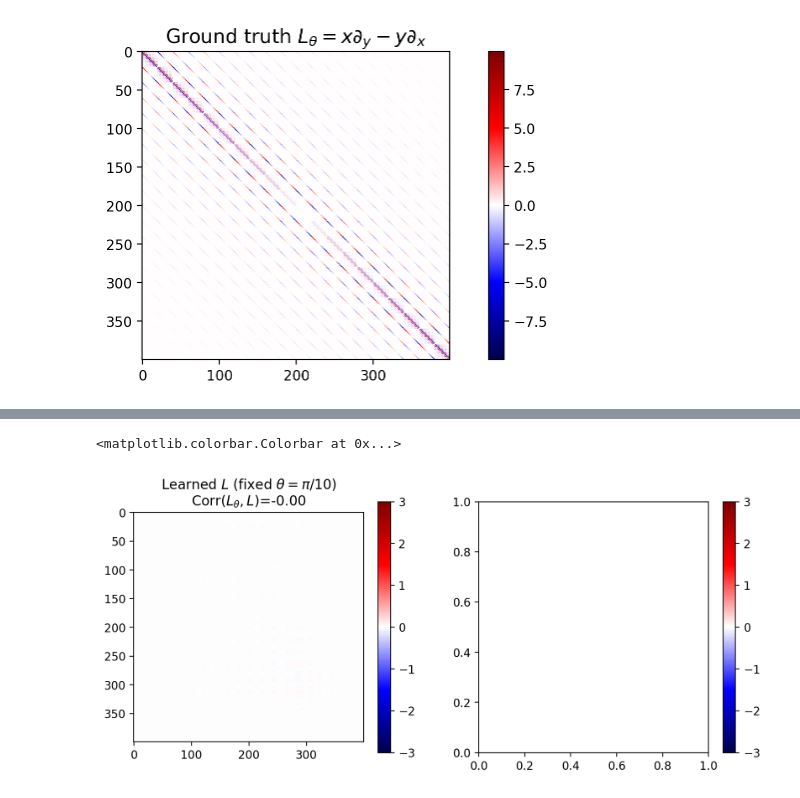
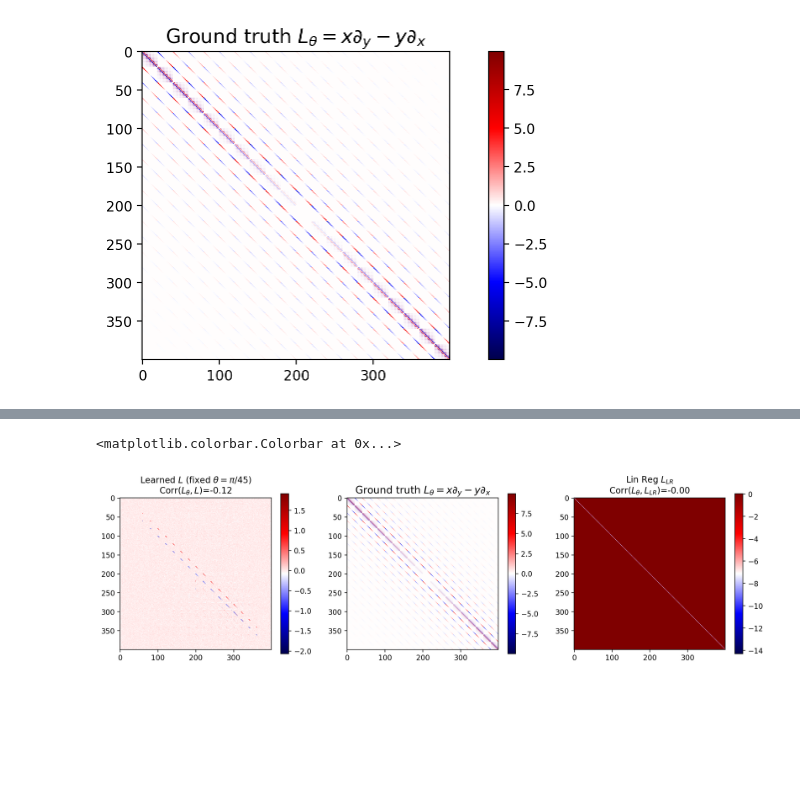
Before and after one commit to alizma/symmetry_learning, a Jupyter notebook: ode_rotation_discover.ipynb, the cells around one changed output, grey strips where cells are left out. Saved outputs shown, nothing was run; the diff lists cells and outputs as text; code cells hidden in the pictures; blank space fills up the shorter version.

```diff
--- a/ode_rotation_discover.ipynb
+++ b/ode_rotation_discover.ipynb
@@ -27,12 +27,13 @@ class FixedRot(datasets.VisionDataset):
         if fp is not None:
             npz = fp
             resx = np.linspace(-2., 1., 20)
-            self.data = np.zeros([10, 1, DIM, DIM])
-            for i in range(0, 10):
+            self.data = np.zeros([N, 1, DIM, DIM])
+            for i in range(0, N):
                 #print(type(npz[i]), npz[i])
                 resy = (np.rint(npz[i]*9)).astype(int) // 2
                 resy = -resy + 9
                 for xi in range(0, DIM):
+                    #print(xi, resy.shape)
                     self.data[i][0][resy[xi]][xi] = 1.
 
         self.data = torch.Tensor(self.data)
@@ -364,14 +384,13 @@ test_loader = torch.utils.data.DataLoader(dataset2, **test_kwargs)
 # %%
 s = dataset1[0][0].shape
 d = prod(s)
-lc = Lconv_core(d=d,num_L=1, cin=1, cout=1)
+lc = Lconv_core(d=d,num_L=2, cin=1, cout=1)
 model = nn.Sequential(
     nn.Flatten(2),
     lc,
     Reshape(s)
 ).to(device)
-
-optimizer = optim.Adam(model.parameters(),lr = 1e-2)
+optimizer = optim.Adam(model.parameters(),lr = 5e-3)
 # %%
 t = trainer(model, device, optimizer, train_loader=train_loader, test_loader=test_loader,
             #dataset_class=AugRotMNIST__0, #dataset,
@@ -417,10 +430,6 @@ tensor([[[-0.3254]]], device='cuda:0', requires_grad=True)
 # %%
 coscorr = lambda x,y: trace(x.T@y)/norm(x)/norm(y)
 # %%
-r=0 # r = 1e-2*torch.randn(*dataset1.data.shape)
-X,Y = (dataset1.data-127.5)/255+r, (dataset1.data_rot-127.5)/255 +r
-X,Y = X.view(X.shape[0], -1), Y.view(Y.shape[0], -1)
-
-n = 20000
-R0 = torch.inverse(X[:n].t()@X[:n]) @ (X[:n].t()@Y[:n])
-L_linreg = (R0.numpy() - eye(R0.shape[0]))/ang
+n = 8500
+R0 = torch.linalg.pinv(X[:n].t()@X[:n]) @ (X[:n].t()@Y[:n])
+L_linreg = (R0.numpy() - np.eye(R0.shape[0]))/ang
@@ -429,21 +443,40 @@ _LinAlgError: linalg.inv: The diagonal element 9 is zero, the inversion could no
 # %%
-m = 3
+yLx = diag(y) @ Lx
+xLy = diag(x) @ Ly
 
-figure(figsize=(10,4))
-subplot(121)
+L_rot = xLy - yLx
+
+m = L_rot.max()
+
+L_small = (lc.L*lc.Wi).detach().cpu().numpy()[0] / ang
+lc.Wi
+
+figure(figsize=(16,4))
+subplot(131)
 title(r'Learned $L$ (fixed $\theta=\pi/%d$)'%(ang_n)+\
       '\n'+r'Corr($L_\theta,L$)=%.2f'% coscorr(L_rot, L_small))
-imshow(L_small, cmap='seismic', vmin = -m, vmax = m)
+imshow(L_small, cmap='seismic')
 colorbar()
 
-subplot(122)
-#title('Lin Reg $L_{LR}$'+\
-#      '\n'+r'Corr($L_\theta,L_{LR}$)=%.2f'% coscorr(L_rot, L_linreg.T))
-#imshow(L_linreg.T, cmap='seismic', vmin = -m, vmax = m)
+subplot(132)
+
+yLx = diag(y) @ Lx
+xLy = diag(x) @ Ly
+
+L_rot = xLy - yLx
+imshow(L_rot,cmap = 'seismic')# , vmin=-m, vmax=m
+colorbar()
+title(r'Ground truth $L_\theta=x\partial_y-y\partial_x$', size = 14);
+
+subplot(133)
+
+title('Lin Reg $L_{LR}$'+\
+      '\n'+r'Corr($L_\theta,L_{LR}$)=%.2f'% coscorr(L_rot, L_linreg.T))
+imshow(L_linreg.T, cmap='seismic')
 colorbar()
 
 # savefig('./figs2/L-so2-pi-10.pdf')
 # savefig('./figs2/L-so2-pi-10.png', dpi=300)
 # %% [output]
 <matplotlib.colorbar.Colorbar at 0x...>
-[figure, old version]
+[figure, new version]
```
Also changed, not shown: parts of 11 cells of this notebook, 3 other files.
